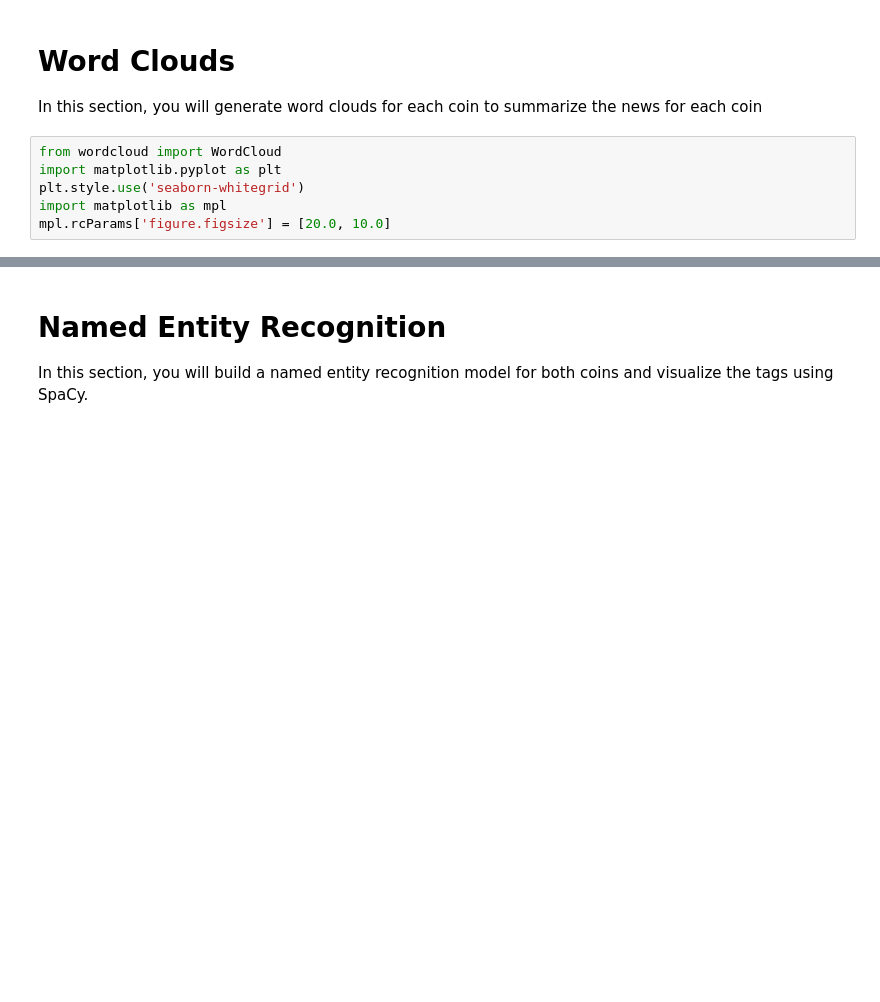
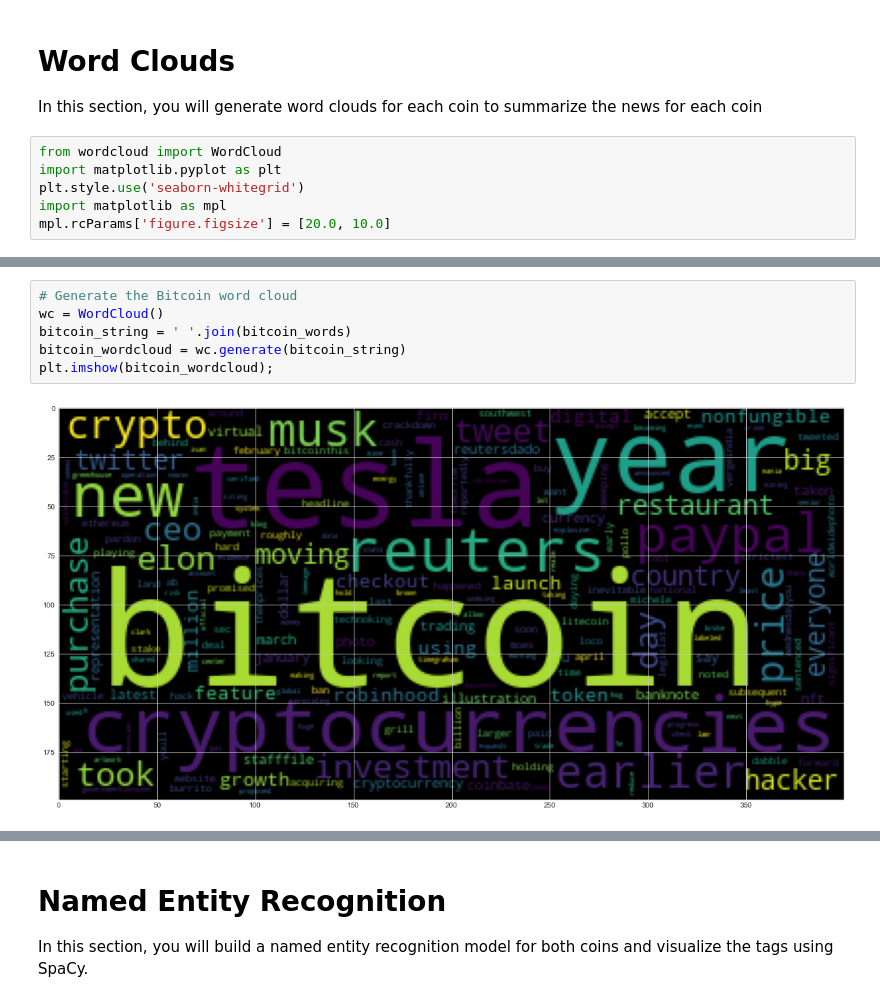
Before and after one commit to cnxtech/tales-from-the-crypto, a Jupyter notebook: tales_from_the_crypto/crypto_sentiment.ipynb, the cells around one changed output, grey strips where cells are left out. Drawn from its saved outputs; the diff is of its cells as text; blank space fills up the shorter version.

```diff
--- a/tales_from_the_crypto/crypto_sentiment.ipynb
+++ b/tales_from_the_crypto/crypto_sentiment.ipynb
@@ -319,2 +352,10 @@ mpl.rcParams['figure.figsize'] = [20.0, 10.0]
+# %%
+# Generate the Bitcoin word cloud
+wc = WordCloud()
+bitcoin_string = ' '.join(bitcoin_words)
+bitcoin_wordcloud = wc.generate(bitcoin_string)
+plt.imshow(bitcoin_wordcloud);
+# %% [output]
+[figure, added]
 # %%
 # Generate the Ethereum word cloud
```
Also changed, not shown: parts of 17 cells of this notebook, 1 other file.
